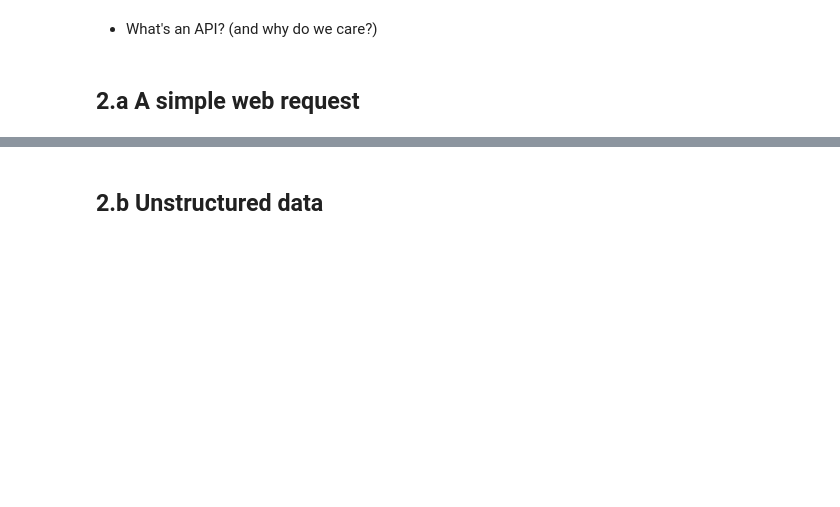
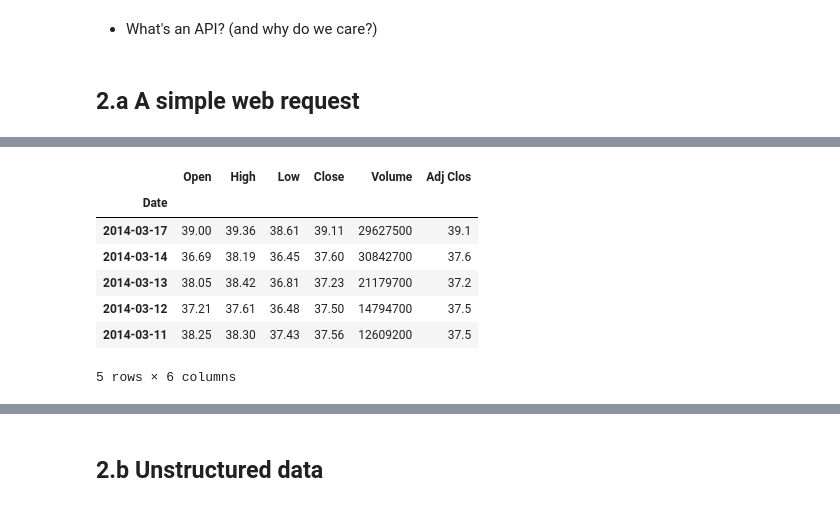
Before and after one commit to zd123/DAT_SF_5, a Jupyter notebook: iPython notebooks/DAT5-lab03.ipynb, the cells around one changed output, grey strips where cells are left out. Drawn from its saved outputs; the diff is of its cells as text; code cells hidden in the pictures; blank space fills up the shorter version.

```diff
--- a/iPython notebooks/DAT5-lab03.ipynb
+++ b/iPython notebooks/DAT5-lab03.ipynb
@@ -60,7 +82,6 @@ def get_historical_prices(symbol, start_date, end_date):
           'c=%s&' % str(int(start_date[0:4])) + \
           'ignore=.csv'
     days = urllib.urlopen(url).readlines()
-    return days
     data = [day[:-2].split(',') for day in days]
     return data
 # %%
@@ -68,2 +107,16 @@ get_historical_prices_json('GOOG', '20140101', '20140106')
 # %%
 # obtain the prices of Yahoo for the past month and insert them in a Pandas Dataframe
+
+prices =get_historical_prices('YHOO', '20140217', '20140317')
+
+df = pd.DataFrame(prices[1:], columns= prices[0], dtype=int).set_index('Date')
+df.head()
+# %% [output]
+|  | Open | High | Low | Close | Volume | Adj Clos |
+| Date |  |  |  |  |  |  |
+| 2014-03-17 | 39.00 | 39.36 | 38.61 | 39.11 | 29627500 | 39.1 |
+| 2014-03-14 | 36.69 | 38.19 | 36.45 | 37.60 | 30842700 | 37.6 |
+| 2014-03-13 | 38.05 | 38.42 | 36.81 | 37.23 | 21179700 | 37.2 |
+| 2014-03-12 | 37.21 | 37.61 | 36.48 | 37.50 | 14794700 | 37.5 |
+| 2014-03-11 | 38.25 | 38.30 | 37.43 | 37.56 | 12609200 | 37.5 |
+5 rows × 6 columns
```
Also changed, not shown: parts of 25 cells of this notebook.
